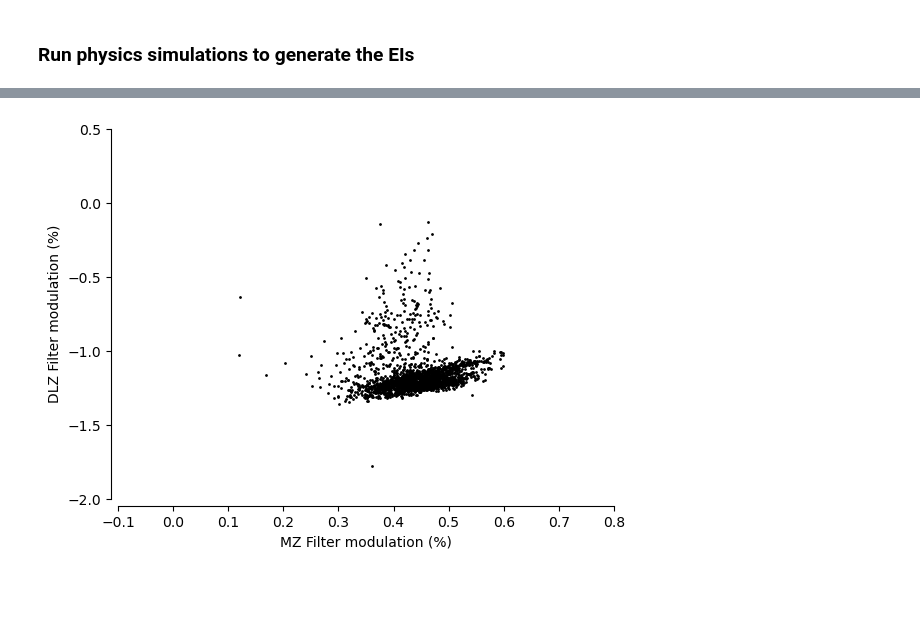
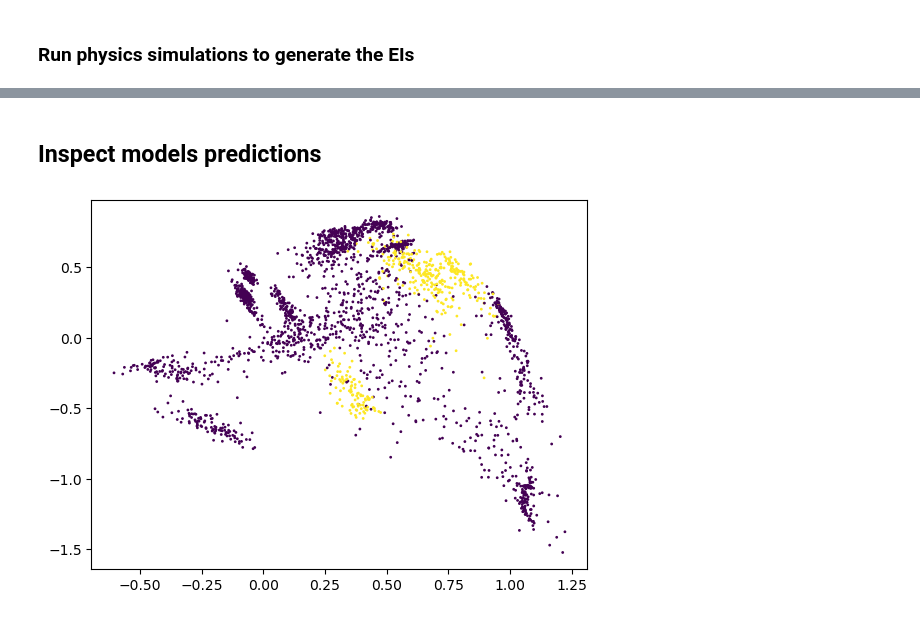
Before and after one commit to DenisTurcu/efish-characterization, a Jupyter notebook: paper-reviews-replies/discrimination-task.ipynb, the cells around one changed output, grey strips where cells are left out. Cells and saved outputs as stored; diff of their text form; code cells hidden in the pictures; blank space fills up the shorter version.

Commit message:
PCA of models predictions space

```diff
--- a/paper-reviews-replies/discrimination-task.ipynb
+++ b/paper-reviews-replies/discrimination-task.ipynb
@@ -412,10 +412,2 @@ plt.show()
-# %%
-plt.scatter(*estimated_eis[:, :, 5, 6].T, c="k", s=1)
-plt.xlabel("MZ Filter modulation (%)")
-plt.ylabel("DLZ Filter modulation (%)")
-plt.xlim(-0.1, 0.8)
-plt.ylim(-2, 0.5)
-sns.despine(offset=5, trim=True)
-plt.show()
-# %% [output]
-[figure, removed]
+# %% [markdown]
+## Inspect models predictions
@@ -421,0 +416,6 @@ plt.show()
+# %%
+xx = models.iloc[0]["prediction_valid"]
+plt.scatter(xx[:, -2], xx[:, -1], c=valid_props["preferred"], s=1)
+plt.show()
+# %% [output]
+[figure, added]
```
Also changed, not shown: parts of 7 cells of this notebook.
